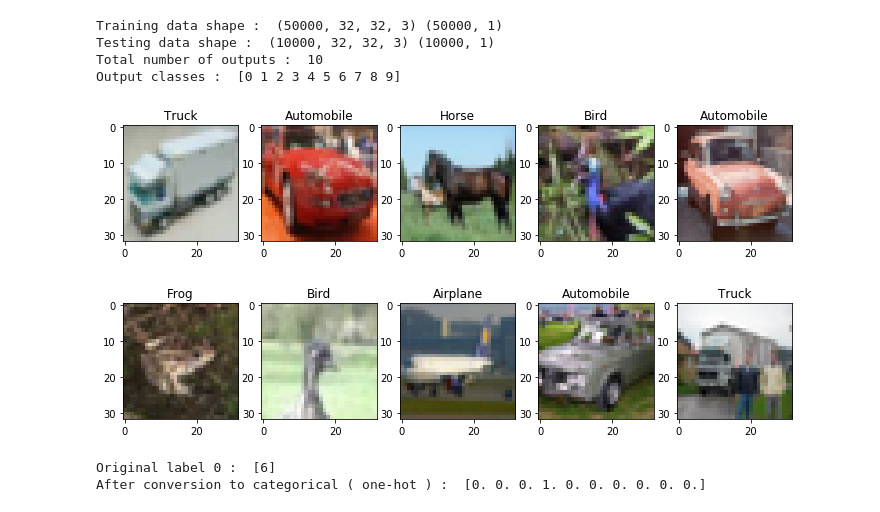
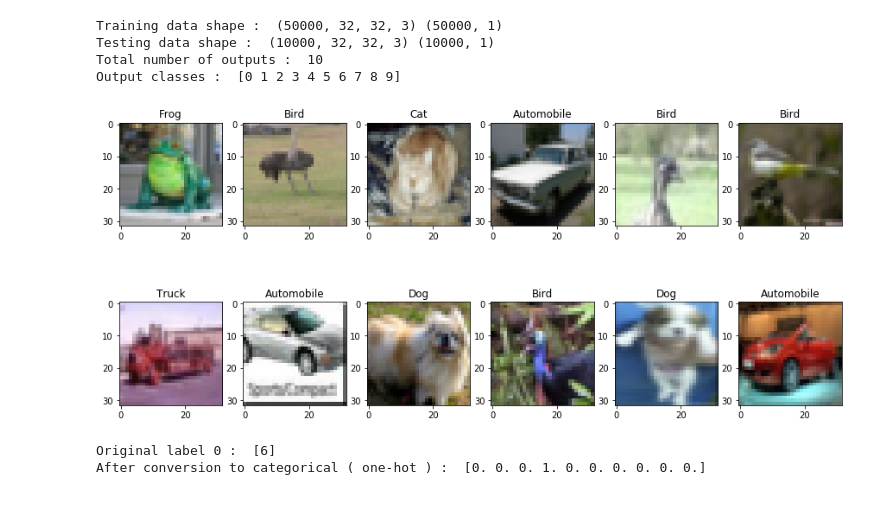
Before and after one commit to rathapech/CIFAR10-Image-Classification, a Jupyter notebook: main_cifar10.ipynb, the cells around one changed output. Drawn from its saved outputs; the diff is of its cells as text; code cells hidden in the pictures.

Commit message:
Updating figures in main notebook

```diff
--- a/main_cifar10.ipynb
+++ b/main_cifar10.ipynb
@@ -50,17 +52,17 @@ def plot_images(img_data, img_label, rows, columns):
         if i > rows*columns:
             break
         col_ax = []
-        for c in range(cols):
+        for c in range(columns):
             tuple_name = 'ax'+str(i)
             col_ax.append(tuple_name)
         axes.append(tuple(col_ax))
         i+=1
-    fig, axes = plt.subplots(rows, cols, figsize=(12, 6))
+    fig, axes = plt.subplots(rows, columns, figsize=(15, 7))
 
     i = 0
     for r in range(rows):
         temp = axes[r]
-        for c in range(cols):
+        for c in range(columns):
             if i == rows*columns:
                 break
             else:
@@ -69,11 +71,11 @@ def plot_images(img_data, img_label, rows, columns):
             i+=1
 # %%
 rows = 2
-columns = 5
+columns = 6
 # Plot 10 random images from training data
 plot_images(X_train, y_train, rows = rows, columns = columns)
 # %% [output]
-[figure, old version]
+[figure, new version]
 # %%
 nRows,nCols,nDims = X_train.shape[1:]
 X_train = X_train.reshape(X_train.shape[0], nRows, nCols, nDims)
```
Also changed, not shown: parts of 3 cells of this notebook.
